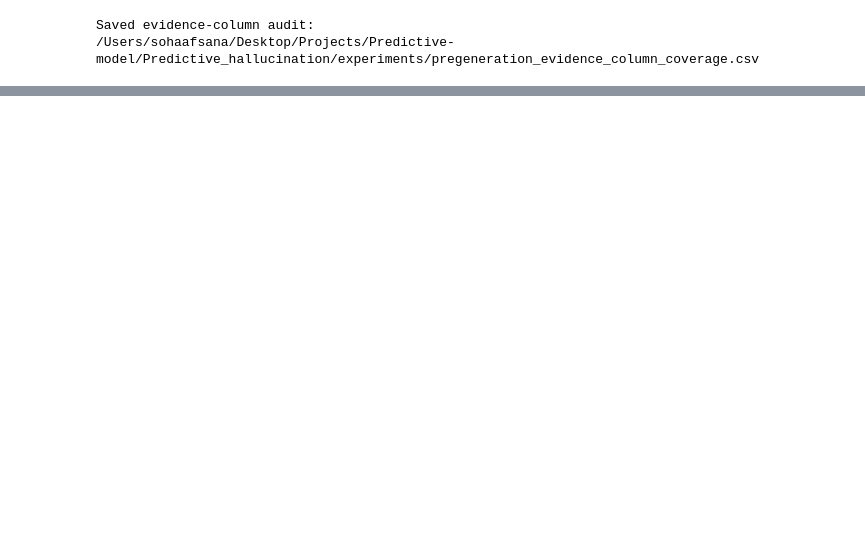
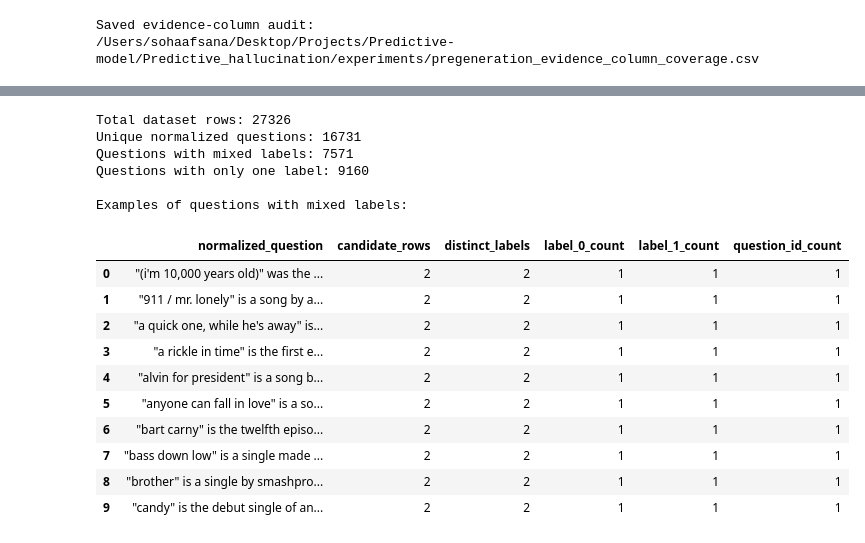
Before and after one commit to afsana158/Predictive_hallucination, a Jupyter notebook: notebooks/13_pregeneration_pipeline.ipynb, the cells around one changed output, grey strips where cells are left out. Drawn from its saved outputs; the diff is of its cells as text; code cells hidden in the pictures; blank space fills up the shorter version.

```diff
--- a/notebooks/13_pregeneration_pipeline.ipynb
+++ b/notebooks/13_pregeneration_pipeline.ipynb
@@ -11889,0 +12234,14 @@ Saved evidence-column audit:
+# %%
+
+import pandas as pd
+from pathlib import Path
+
+path = Path("data/processed/unified_train_all_features.parquet")
+df = pd.read_parquet(path)
+
+print("Dataset loaded successfully!")
+print("Rows and columns:", df.shape)
+print("\nColumn names:")
+print(df.columns.tolist())
+
+display(df.head())
@@ -11889,0 +13201,55 @@ Saved evidence-column audit:
+# %%
+
+# Question-level label consistency audit
+import pandas as pd
+
+question_audit = (
+    df.assign(
+        normalized_question=df["question"].fillna("").str.strip().str.lower()
+    )
+    .groupby("normalized_question", dropna=False)
+    .agg(
+        candidate_rows=("label", "size"),
+        distinct_labels=("label", "nunique"),
+        label_0_count=("label", lambda s: (s == 0).sum()),
+        label_1_count=("label", lambda s: (s == 1).sum()),
+        question_id_count=("question_id", "nunique"),
+    )
+    .reset_index()
+)
+
+print("Total dataset rows:", len(df))
+print("Unique normalized questions:", len(question_audit))
+print(
+    "Questions with mixed labels:",
+    (question_audit["distinct_labels"] > 1).sum()
+)
+print(
+    "Questions with only one label:",
+    (question_audit["distinct_labels"] == 1).sum()
+)
+
+print("\nExamples of questions with mixed labels:")
+display(
+    question_audit.loc[
+        question_audit["distinct_labels"] > 1
+    ].head(10)
+)
+# %% [output]
+Total dataset rows: 27326
+Unique normalized questions: 16731
+Questions with mixed labels: 7571
+Questions with only one label: 9160
+
+Examples of questions with mixed labels:
+|  | normalized_question | candidate_rows | distinct_labels | label_0_count | label_1_count | question_id_count |
+| 0 | "(i'm 10,000 years old)" was the ... | 2 | 2 | 1 | 1 | 1 |
+| 1 | "911 / mr. lonely" is a song by a... | 2 | 2 | 1 | 1 | 1 |
+| 2 | "a quick one, while he's away" is... | 2 | 2 | 1 | 1 | 1 |
+| 3 | "a rickle in time" is the first e... | 2 | 2 | 1 | 1 | 1 |
+| 4 | "alvin for president" is a song b... | 2 | 2 | 1 | 1 | 1 |
+| 5 | "anyone can fall in love" is a so... | 2 | 2 | 1 | 1 | 1 |
+| 6 | "bart carny" is the twelfth episo... | 2 | 2 | 1 | 1 | 1 |
+| 7 | "bass down low" is a single made ... | 2 | 2 | 1 | 1 | 1 |
+| 8 | "brother" is a single by smashpro... | 2 | 2 | 1 | 1 | 1 |
+| 9 | "candy" is the debut single of an... | 2 | 2 | 1 | 1 | 1 |
```
Also changed, not shown: parts of 63 cells of this notebook, 12 other files.
